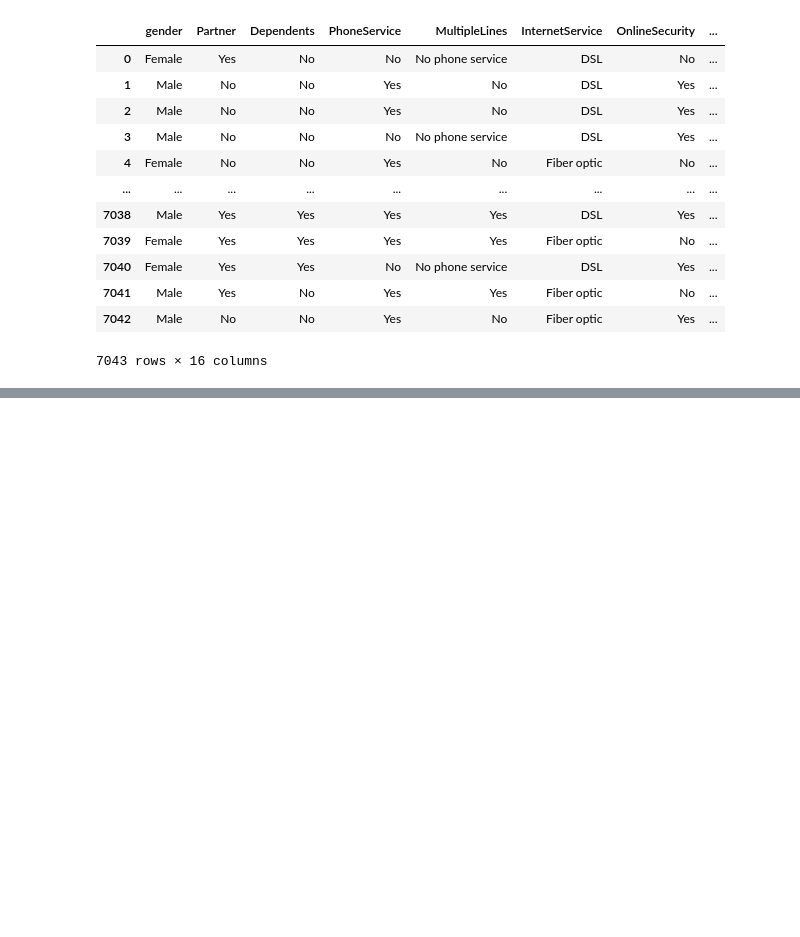
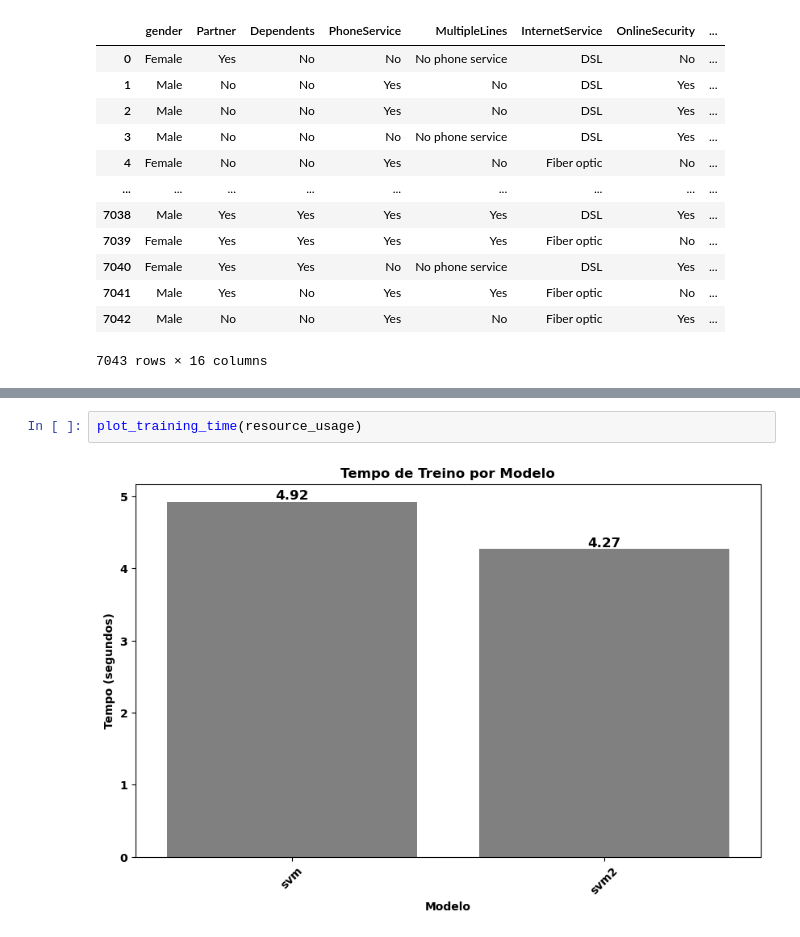
Before and after one commit to pereiranuno/telecom_customer_churn, a Jupyter notebook: customer_churn.ipynb, the cells around one changed output, grey strips where cells are left out. Cells and saved outputs as stored; diff of their text form; blank space fills up the shorter version.

```diff
--- a/customer_churn.ipynb
+++ b/customer_churn.ipynb
@@ -234,0 +740,4 @@ df_transformed.sample(15)
+# %%
+plot_training_time(resource_usage)
+# %% [output]
+[figure, added]
```
Also changed, not shown: parts of 80 cells of this notebook.
